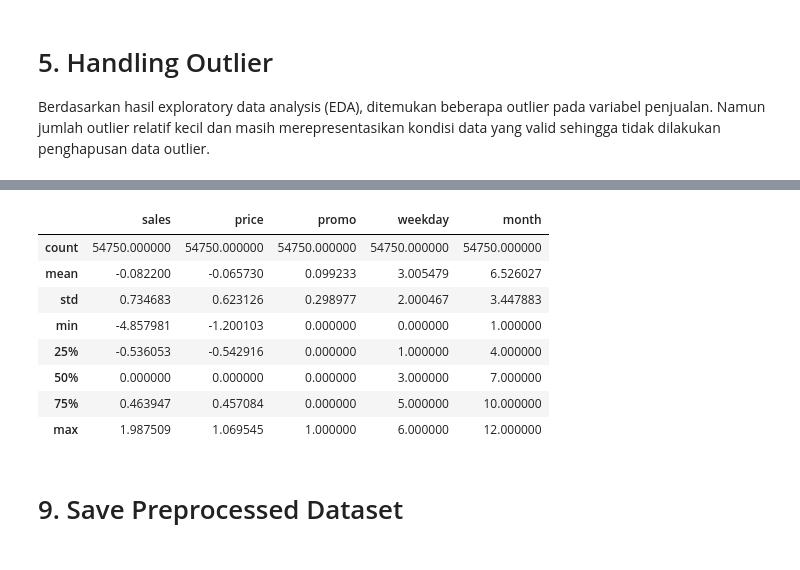
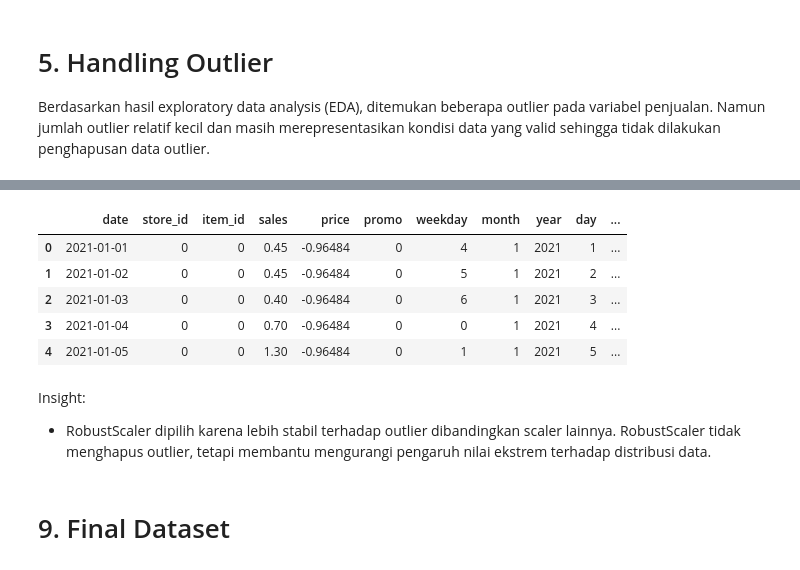
Before and after one commit to nabillaaaputri/SiDoku-capstone-project, a Jupyter notebook: data-science/notebook/3_preprocessing.ipynb, the cells around one changed output, grey strips where cells are left out. Drawn from its saved outputs; the diff is of its cells as text; code cells hidden in the pictures.

Commit message:
Final preprocessing notebook revision

```diff
--- a/data-science/notebook/3_preprocessing.ipynb
+++ b/data-science/notebook/3_preprocessing.ipynb
@@ -122,5 +119,0 @@ skewed_features = ['sales']
-# %%
-# log transformation
-for col in skewed_features:
-
-    df[col] = np.log1p(df[col])
@@ -141,7 +124,12 @@ scale_cols
 # %%
-# robust scaling
-scaler = RobustScaler()
+# Mengubah kolom date menjadi datetime
+if 'date' in df.columns:
+    df['date'] = pd.to_datetime(df['date'])
 
-df[scale_cols] = scaler.fit_transform(df[scale_cols])
+    # Membuat fitur waktu
+    df['year'] = df['date'].dt.year
+    df['month'] = df['date'].dt.month
+    df['day'] = df['date'].dt.day
+    df['day_of_week'] = df['date'].dt.day_name()
 # %% [markdown]
 Insight:
@@ -149,0 +148,4 @@ Insight:
+# %%
+# Log transformation pada fitur sales
+if 'sales' in df.columns:
+    df['sales_log'] = np.log1p(df['sales'])
@@ -149,0 +155,7 @@ Insight:
+# %%
+# Encoding sederhana untuk fitur kategorikal
+categorical_cols = df.select_dtypes(include='object').columns
+
+for col in categorical_cols:
+    if col != 'date':
+        df[col] = df[col].astype('category').cat.codes
@@ -181,16 +183,19 @@ df.head()
 # %%
-# statistik deskriptif setelah preprocessing
-df.describe()
+# Scaling fitur numerik
+df[scale_cols] = scaler.fit_transform(df[scale_cols])
+
+# Menampilkan hasil scaling
+df.head()
 # %% [output]
-|  | sales | price | promo | weekday | month |
-| count | 54750.000000 | 54750.000000 | 54750.000000 | 54750.000000 | 54750.000000 |
-| mean | -0.082200 | -0.065730 | 0.099233 | 3.005479 | 6.526027 |
-| std | 0.734683 | 0.623126 | 0.298977 | 2.000467 | 3.447883 |
-| min | -4.857981 | -1.200103 | 0.000000 | 0.000000 | 1.000000 |
-| 25% | -0.536053 | -0.542916 | 0.000000 | 1.000000 | 4.000000 |
-| 50% | 0.000000 | 0.000000 | 0.000000 | 3.000000 | 7.000000 |
-| 75% | 0.463947 | 0.457084 | 0.000000 | 5.000000 | 10.000000 |
-| max | 1.987509 | 1.069545 | 1.000000 | 6.000000 | 12.000000 |
+|  | date | store_id | item_id | sales | price | promo | weekday | month | year | day | ... |
+| 0 | 2021-01-01 | 0 | 0 | 0.45 | -0.96484 | 0 | 4 | 1 | 2021 | 1 | ... |
+| 1 | 2021-01-02 | 0 | 0 | 0.45 | -0.96484 | 0 | 5 | 1 | 2021 | 2 | ... |
+| 2 | 2021-01-03 | 0 | 0 | 0.40 | -0.96484 | 0 | 6 | 1 | 2021 | 3 | ... |
+| 3 | 2021-01-04 | 0 | 0 | 0.70 | -0.96484 | 0 | 0 | 1 | 2021 | 4 | ... |
+| 4 | 2021-01-05 | 0 | 0 | 1.30 | -0.96484 | 0 | 1 | 1 | 2021 | 5 | ... |
+# %% [markdown]
+Insight:
+- RobustScaler dipilih karena lebih stabil terhadap outlier dibandingkan scaler lainnya. RobustScaler tidak menghapus outlier, tetapi membantu mengurangi pengaruh nilai ekstrem terhadap distribusi data.
 # %% [markdown]
-# 9. Save Preprocessed Dataset
+# 9. Final Dataset
 # %%
```
Also changed, not shown: parts of 25 cells of this notebook, 2 other files.
